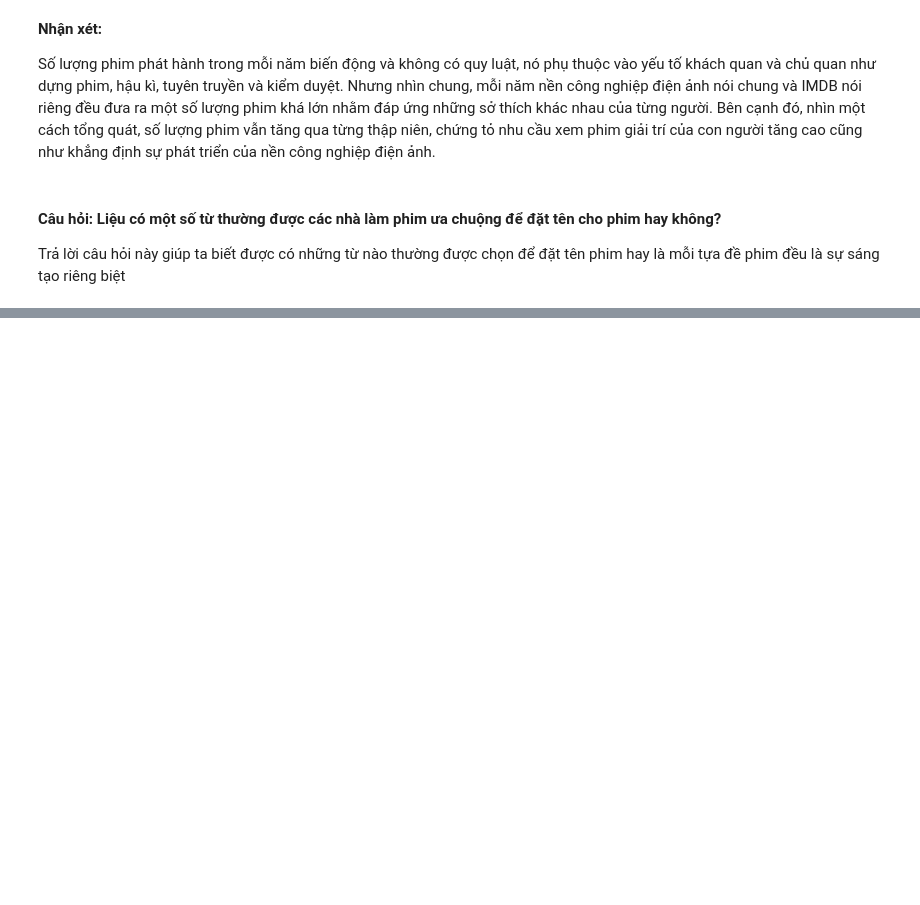
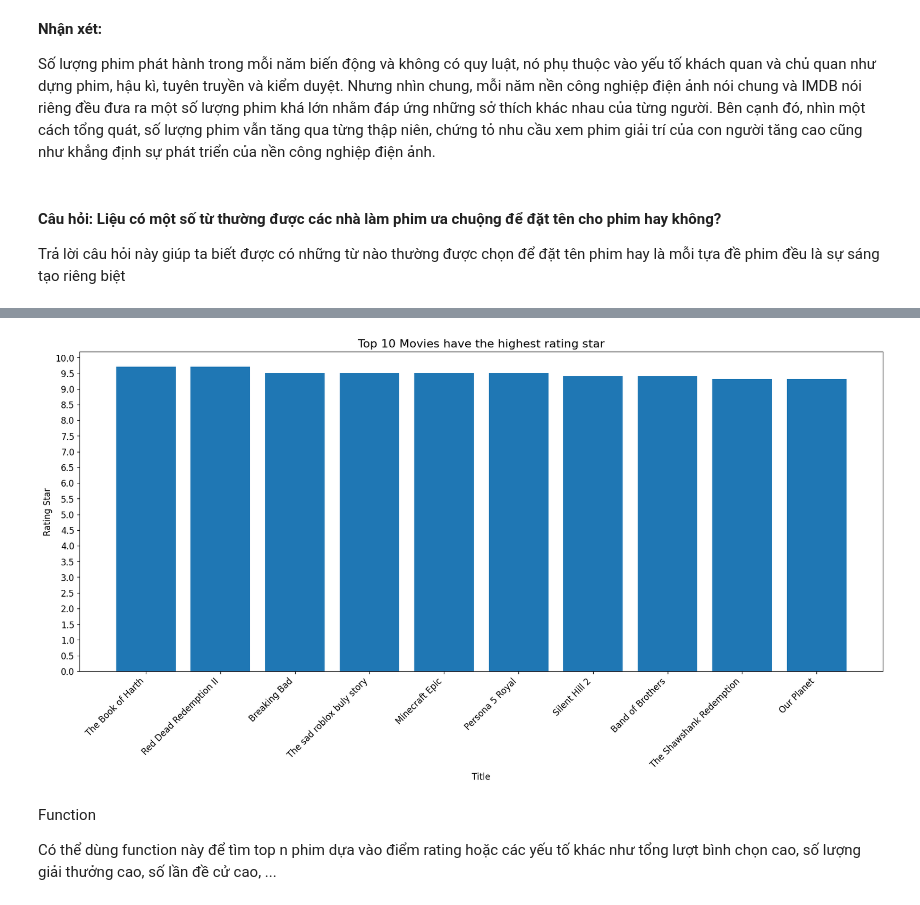
Before and after one commit to HThinhZ/Recommender_System_Project, a Jupyter notebook: visualization.ipynb, the cells around one changed output, grey strips where cells are left out. Saved outputs shown, nothing was run; the diff lists cells and outputs as text; code cells hidden in the pictures; blank space fills up the shorter version.

Commit message:
feat: visualization

```diff
--- a/visualization.ipynb
+++ b/visualization.ipynb
@@ -146,0 +154,4 @@ Có thể thấy từ Wordcloud trên, có nhiều từ thường được dùng
+# %%
+sorted_df = movies_df.sort_values(by='ratingStar', ascending=False).head(10)
+res_df = sorted_df[['movie_id', 'title', 'ratingStar']]
+res_df
@@ -146,0 +170,14 @@ Có thể thấy từ Wordcloud trên, có nhiều từ thường được dùng
+# %%
+plt.figure(figsize=(20, 8))
+plt.bar(res_df['title'], res_df['ratingStar'])
+plt.yticks(np.arange(0, 10.5, 0.5), fontsize = 12);
+plt.xticks(rotation = 45, ha = 'right', fontsize = 12)
+plt.xlabel('Title', fontsize = 12)
+plt.ylabel('Rating Star', fontsize = 12)
+plt.title('Top 10 Movies have the highest rating star', fontsize = 16);
+# %% [output]
+[figure, added]
+# %% [markdown]
+Function
+
+Có thể dùng function này để tìm top n phim dựa vào điểm rating hoặc các yếu tố khác như tổng lượt bình chọn cao, số lượng giải thưởng cao, số lần đề cử cao, ...
```
Also changed, not shown: parts of 26 cells of this notebook.
